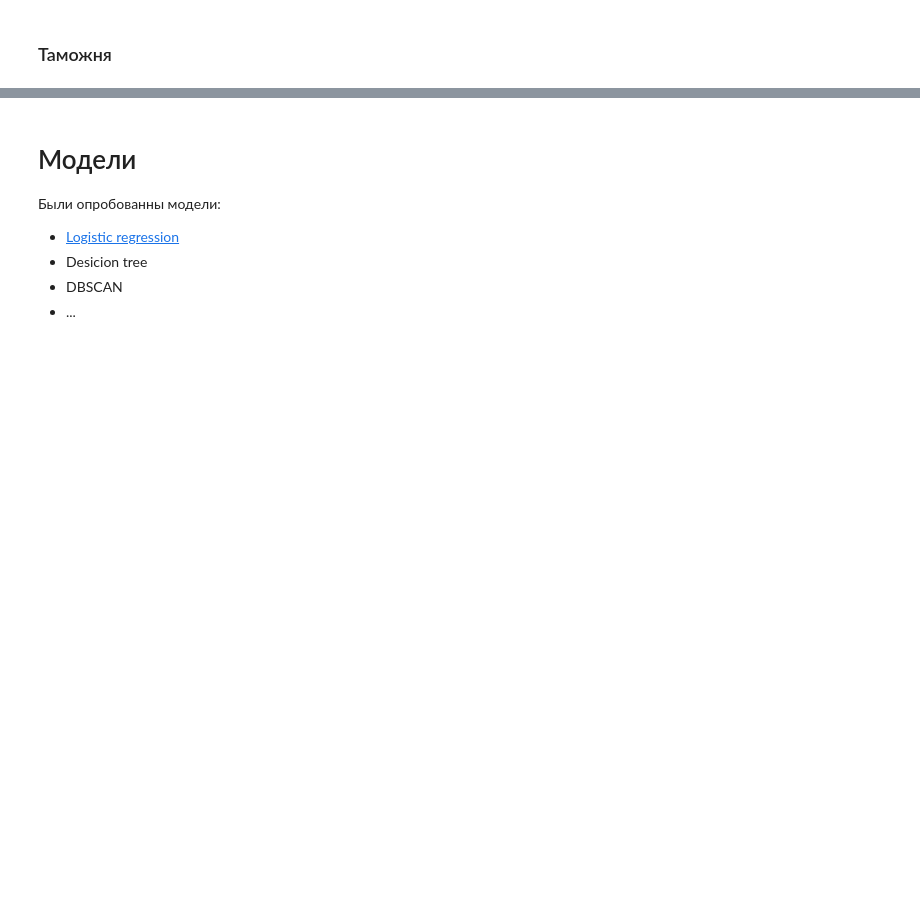
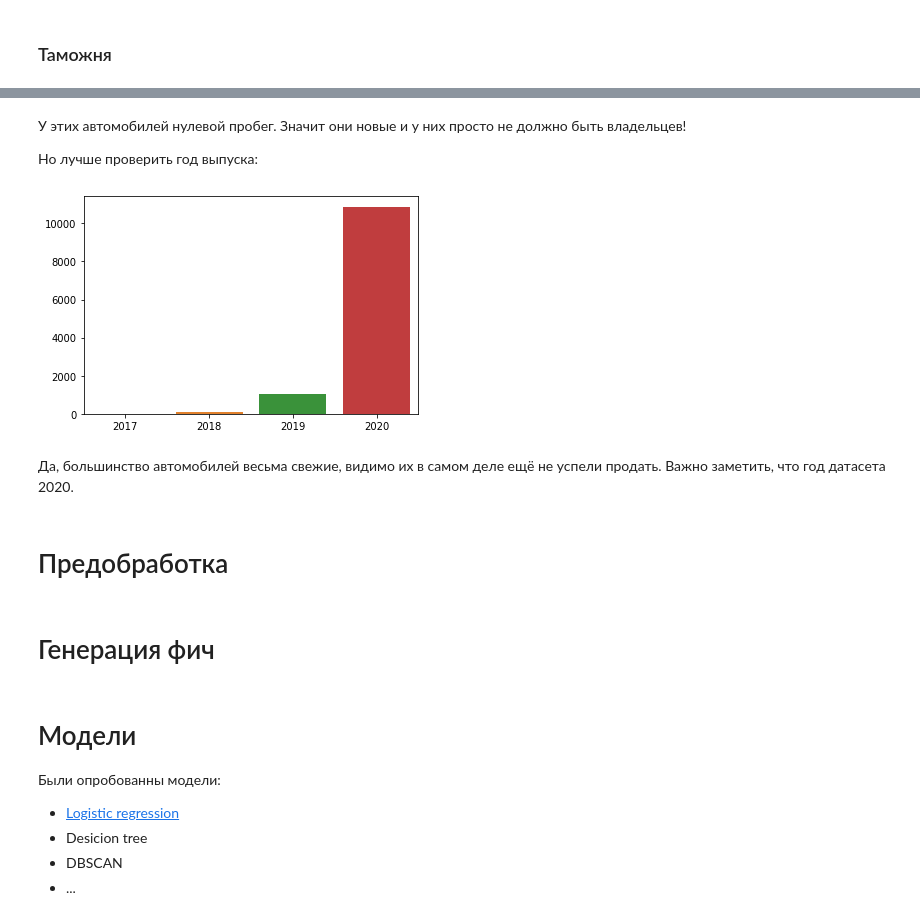
Before and after one commit to Sly-Dog/auto_pricing, a Jupyter notebook: primary_notebook.ipynb, the cells around one changed output, grey strips where cells are left out. Drawn from its saved outputs; the diff is of its cells as text; code cells hidden in the pictures; blank space fills up the shorter version.

```diff
--- a/primary_notebook.ipynb
+++ b/primary_notebook.ipynb
@@ -766,3 +786,22 @@ show_value_counts(train.bodyType.value_counts());
+# %% [markdown]
+У этих автомобилей нулевой пробег. Значит они новые и у них просто не должно быть владельцев!
+
+Но лучше проверить год выпуска:
+# %%
+x = train_mod[train_mod['Владельцы'].isna()]\
+                  .productionDate.value_counts().index
+y = train_mod[train_mod['Владельцы'].isna()]\
+                  .productionDate.value_counts().values
+
+sns.barplot(x=x, y=y);
+# %% [output]
+[figure, added]
+# %% [markdown]
+Да, большинство автомобилей весьма свежие, видимо их в самом деле ещё не успели продать. Важно заметить, что год датасета 2020.
+# %% [markdown]
+# Предобработка
+# %% [markdown]
+# Генерация фич
 # %% [markdown]
 # Модели
 
```
Also changed, not shown: parts of 52 cells of this notebook.
